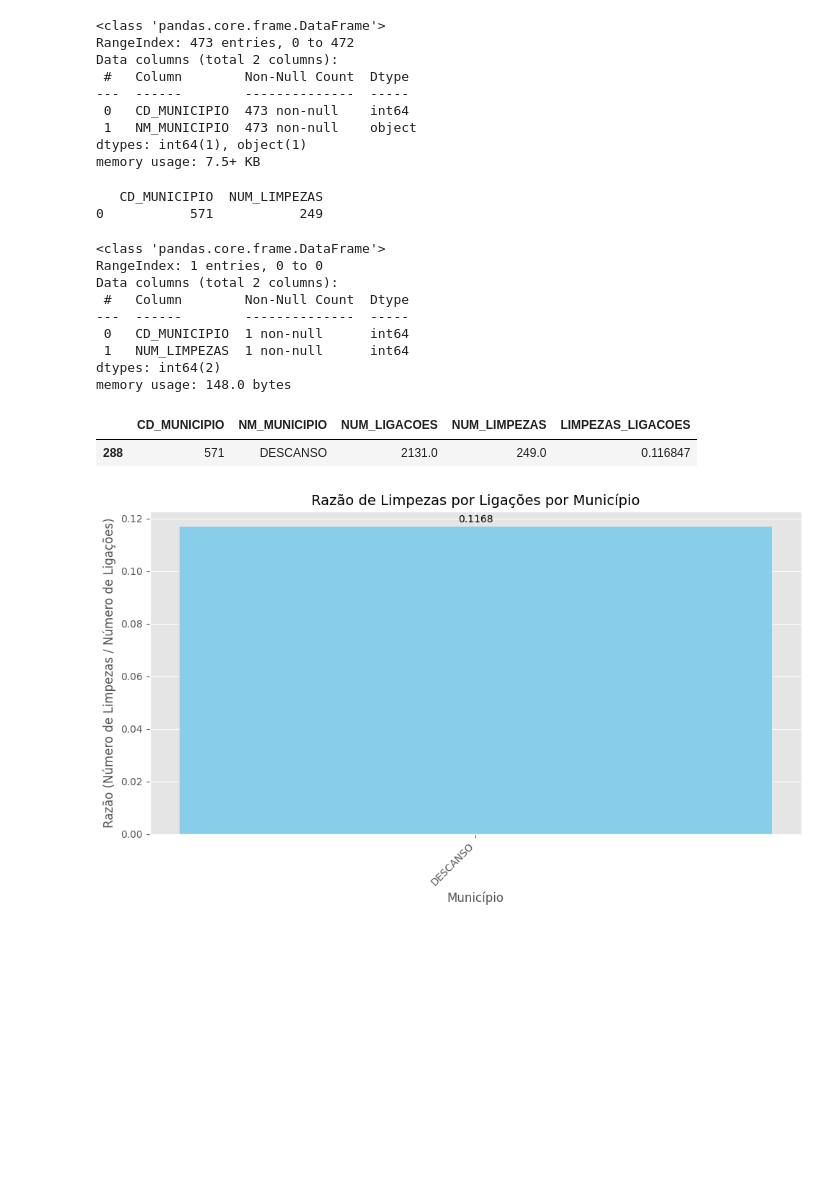
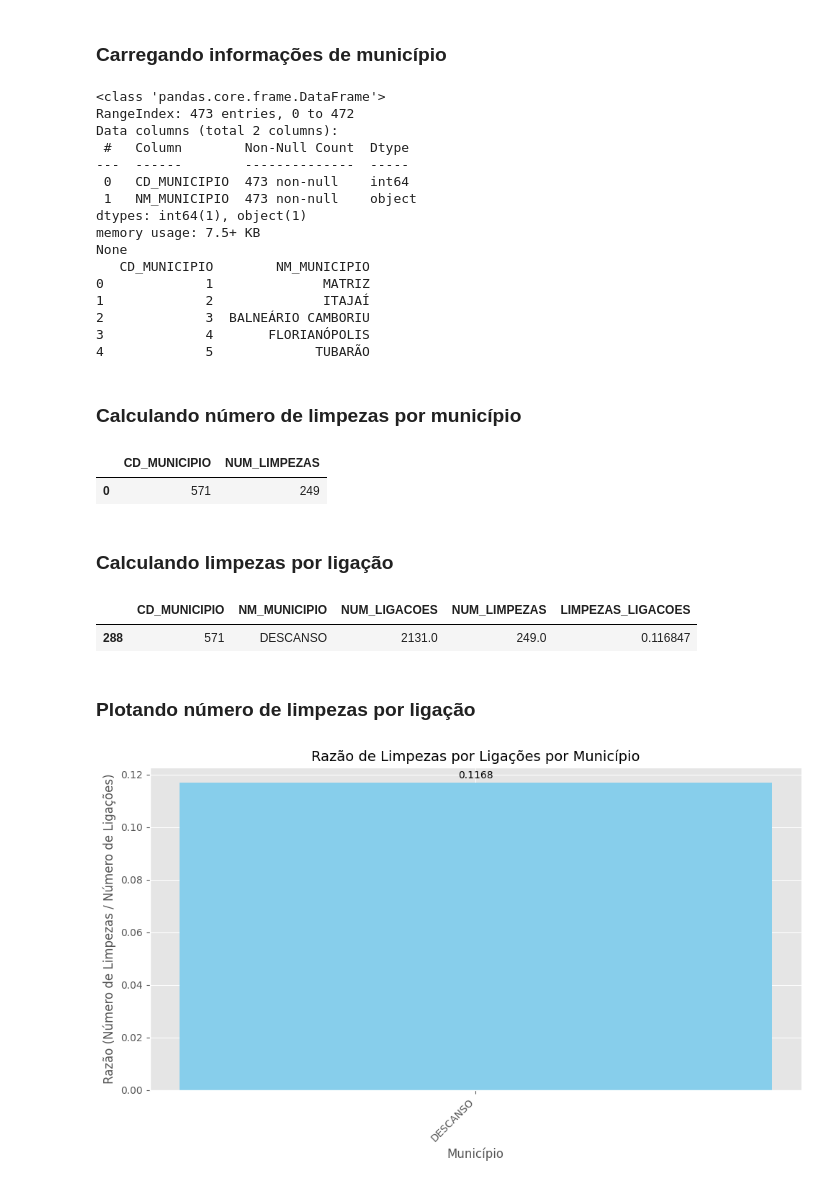
Before and after one commit to brenosyperrek/sobre-rodas, a Jupyter notebook: notebooks/sr_limpezas_ligacoes.ipynb, the cells around one changed output. Saved outputs shown, nothing was run; the diff lists cells and outputs as text; code cells hidden in the pictures; blank space fills up the shorter version.

```diff
--- a/notebooks/sr_limpezas_ligacoes.ipynb
+++ b/notebooks/sr_limpezas_ligacoes.ipynb
@@ -32,7 +54,10 @@ memory usage: 4.0+ KB
+# %% [markdown]
+### Carregando informações de município
 # %%
 df_municipios = pd.read_csv('/home/breno/projects/sobre-rodas/data/raw/ORGAO_EMPRESA_202510141615.csv')
 df_municipios = df_municipios.rename(columns={'CD_ORGAO_EMPRESA': 'CD_MUNICIPIO', 'NM_ORGAO_EMPRESA': 'NM_MUNICIPIO'})
-df_municipios.info()
+print(df_municipios.info())
+print(df_municipios.head())
 # %% [output]
 <class 'pandas.core.frame.DataFrame'>
 RangeIndex: 473 entries, 0 to 472
@@ -43,32 +68,31 @@ Data columns (total 2 columns):
  1   NM_MUNICIPIO  473 non-null    object
 dtypes: int64(1), object(1)
 memory usage: 7.5+ KB
+None
+   CD_MUNICIPIO        NM_MUNICIPIO
+0             1              MATRIZ
+1             2              ITAJAÍ
+2             3  BALNEÁRIO CAMBORIU
+3             4       FLORIANÓPOLIS
+4             5             TUBARÃO
+# %% [markdown]
+### Calculando número de limpezas por município
 # %%
 # 1. Agrupar pelo código do município e contar
 df_contagem_limpezas = (
     df_limpezas
     .groupby('CD_MUNICIPIO')
     .size()
     .reset_index(name='NUM_LIMPEZAS') # Renomeia a coluna de contagem para 'NUM_LIMPEZAS'
 )
 
 # Exibe o novo DataFrame com a contagem de limpezas por município
-print(df_contagem_limpezas)
+df_contagem_limpezas
 # %% [output]
-   CD_MUNICIPIO  NUM_LIMPEZAS
-0           571           249
+|  | CD_MUNICIPIO | NUM_LIMPEZAS |
+| 0 | 571 | 249 |
-# %%
-df_contagem_limpezas.info()
-# %% [output]
-<class 'pandas.core.frame.DataFrame'>
-RangeIndex: 1 entries, 0 to 0
-Data columns (total 2 columns):
- #   Column        Non-Null Count  Dtype
----  ------        --------------  -----
- 0   CD_MUNICIPIO  1 non-null      int64
- 1   NUM_LIMPEZAS  1 non-null      int64
-dtypes: int64(2)
-memory usage: 148.0 bytes
+# %% [markdown]
+### Calculando limpezas por ligação
 # %%
 # 1. Merge df_municipios com df_n_ligacoes (usando 'left' para manter todos os municípios e nomes)
 df_final = pd.merge(
@@ -107,6 +131,8 @@ df_final
 # %% [output]
 |  | CD_MUNICIPIO | NM_MUNICIPIO | NUM_LIGACOES | NUM_LIMPEZAS | LIMPEZAS_LIGACOES |
 | 288 | 571 | DESCANSO | 2131.0 | 249.0 | 0.116847 |
+# %% [markdown]
+### Plotando número de limpezas por ligação
 # %%
 # Geração do Gráfico Matplotlib
 
```
Also changed, not shown: parts of 7 cells of this notebook, 5 other files.
